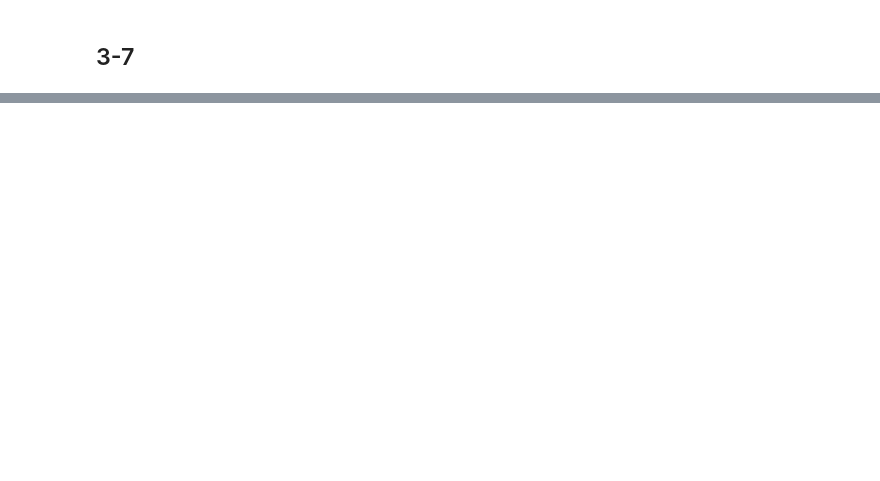
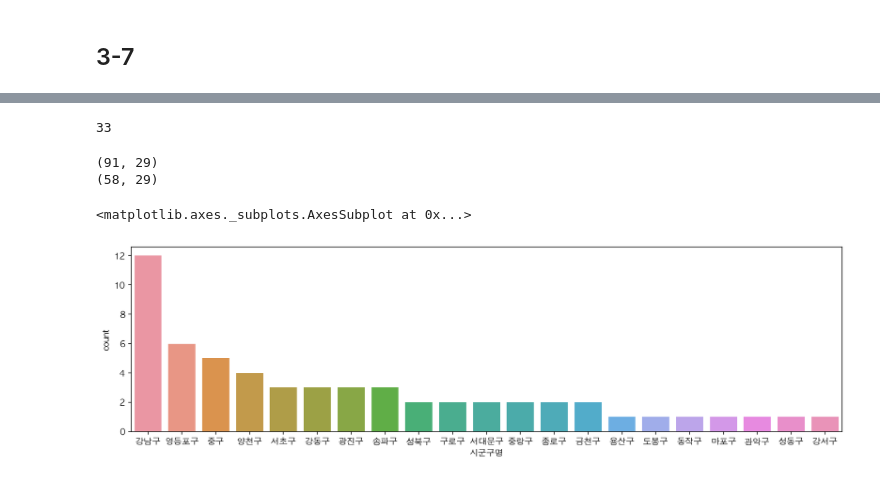
Before and after one commit to solyrion/Numpy, a Jupyter notebook: boostcourse/boostcourse_lecture/boostcourse_study_3.ipynb, the cells around one changed output, grey strips where cells are left out. Cells and saved outputs as stored; diff of their text form; code cells hidden in the pictures; blank space fills up the shorter version.

```diff
--- a/boostcourse/boostcourse_lecture/boostcourse_study_3.ipynb
+++ b/boostcourse/boostcourse_lecture/boostcourse_study_3.ipynb
@@ -390,0 +566,7 @@ c.plot.barh(figsize = (7, 8), grid = True)
+# %%
+# 꽃배달|의료기|장례식장|상담소|어린이집 -> 종합병원으로 보기 어려움
+
+drop_row = df_seoul_hospital[
+    df_seoul_hospital['상호명'].str.contains('꽃배달|의료기|장례식장|상담소|어린이집')].index
+drop_row = drop_row.tolist()
+drop_row
@@ -390,0 +575,6 @@ c.plot.barh(figsize = (7, 8), grid = True)
+# %%
+# 의원도 종합병원으로 보기에는 무리
+
+drop_row2 = df_seoul_hospital[df_seoul_hospital['상호명'].str.endswith('의원')].index
+drop_row2 = drop_row2.tolist()
+drop_row2
@@ -390,0 +599,22 @@ c.plot.barh(figsize = (7, 8), grid = True)
+# %%
+drop_row = drop_row + drop_row2
+len(drop_row)
+# %% [output]
+33
+# %%
+# axis == 0 -> 행 / 1 -> 열
+
+print(df_seoul_hospital.shape)
+df_seoul_hospital = df_seoul_hospital.drop(drop_row, axis = 0)
+print(df_seoul_hospital.shape)
+# %% [output]
+(91, 29)
+(58, 29)
+# %%
+
+plt.figure(figsize = (15, 4))
+sns.countplot(data = df_seoul_hospital, x = '시군구명',
+              order = df_seoul_hospital['시군구명'].value_counts().index)
+# %% [output]
+<matplotlib.axes._subplots.AxesSubplot at 0x...>
+[figure, added]
```
Also changed, not shown: parts of 34 cells of this notebook, 1 other file.
